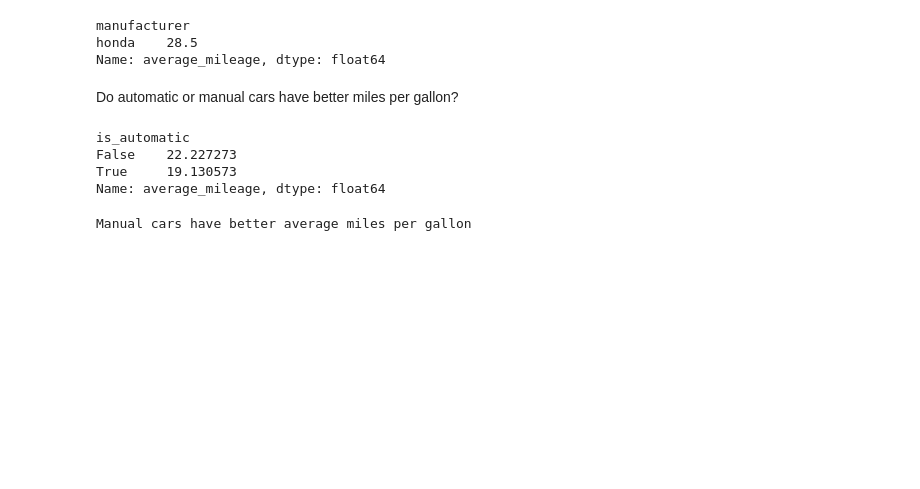
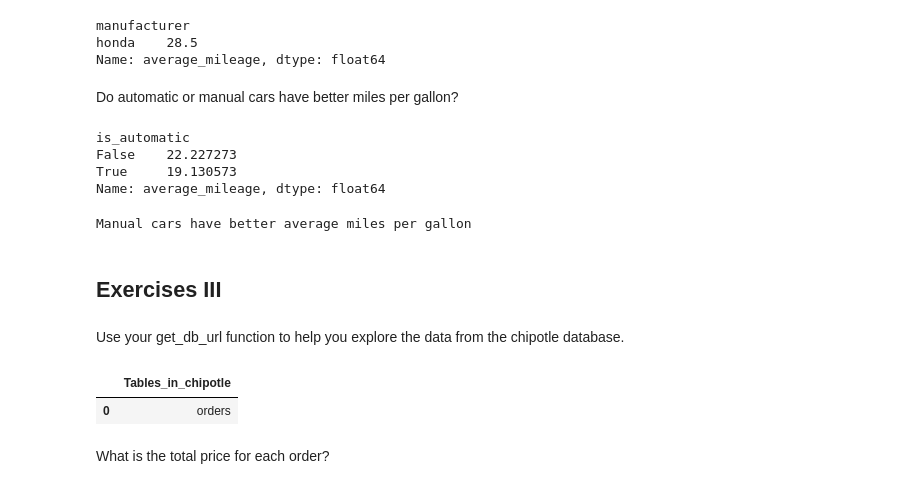
Before and after one commit to jesse-d-marder/numpy-pandas-visualization-exercises, a Jupyter notebook: advanced_dataframes.ipynb, the cells around one changed output. Cells and saved outputs as stored; diff of their text form; code cells hidden in the pictures; blank space fills up the shorter version.

```diff
--- a/advanced_dataframes.ipynb
+++ b/advanced_dataframes.ipynb
@@ -277,3 +278,14 @@ else:
     print("Automatic cars have better mileage per gallon")
 # %% [output]
 Manual cars have better average miles per gallon
+# %% [markdown]
+## Exercises III
+# %% [markdown]
+Use your get_db_url function to help you explore the data from the chipotle database.
+# %%
+chipotle_url = get_db_url(user, host, password, 'chipotle')
+# %%
+pd.read_sql('SHOW TABLES', chipotle_url)
+# %% [output]
+|  | Tables_in_chipotle |
+| 0 | orders |
@@ -279,0 +294,2 @@ Manual cars have better average miles per gallon
+# %% [markdown]
+What is the total price for each order?
```
Also changed, not shown: parts of 16 cells of this notebook.
